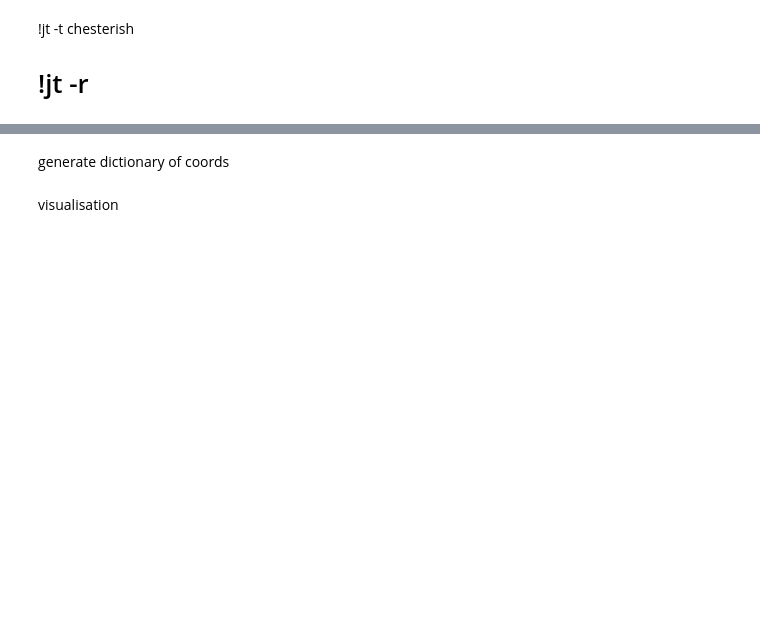
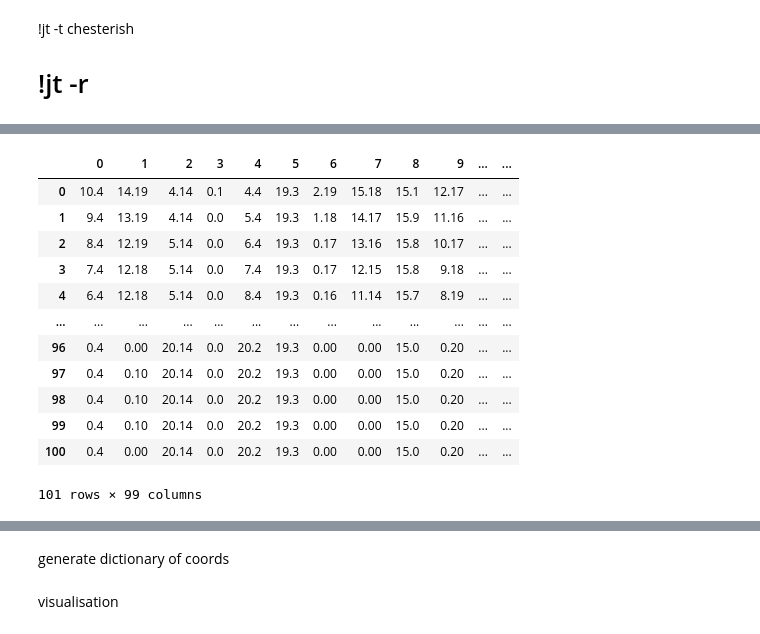
Before and after one commit to macka83/genetic_algorithm, a Jupyter notebook: execute_genetic_algorithm.ipynb, the cells around one changed output, grey strips where cells are left out. Saved outputs shown, nothing was run; the diff lists cells and outputs as text; code cells hidden in the pictures; blank space fills up the shorter version.

Commit message:
overlap issue v3 (initial position overlap)

```diff
--- a/execute_genetic_algorithm.ipynb
+++ b/execute_genetic_algorithm.ipynb
@@ -17,6 +18,5 @@ from collections import Counter
 # %%
-
-# ## hexadecimal generator
+## hexadecimal generator
 
 nr_of_input = 2
 nr_of_actions = 5
@@ -27,16 +27,30 @@ nr_individuals = 100
 individuals = generate_initial_genomes_for_population(nr_individuals, nr_of_genes, nr_of_input, nr_of_actions, nr_of_inner)
 
 ## world size
-world_size_x = 120
-world_size_y = 120
+world_size_x = 20
+world_size_y = 20
 
 rng = default_rng()
 x = rng.choice(world_size_x, size=nr_individuals, replace=True)
 y = rng.choice(world_size_y, size=nr_individuals, replace=True)
 
-# ## initial brain and position generator
+items = list(permutations(np.append(x, y), 2))
+items_nr = len(items)
+indexes = np.random.choice(items_nr, nr_individuals, replace=False)
+pos = np.array(items)[indexes]
+
+## initial brain and position generator
 
 result = calculate_individual_output_weights(individuals)
 
+## assign position and remove brains without output
+
+indiv_to_del = []
 for indiv in result:
-    result[indiv]['position'] = [[x[indiv], y[indiv]]]
+    if result[indiv]['out']:
+        result[indiv]['position'] = [list(pos[indiv])]
+    else:
+        indiv_to_del.append(indiv)
+
+for key in indiv_to_del:
+    del result[key]
@@ -43,7 +77,7 @@ for indiv in result:
 # %%
 nr_of_errors = 0
 
-k = 220
+k = 100
 n = 0
 pbar = tqdm(total=k, initial=n)
 
@@ -81,9 +115,13 @@ while k>n:
         del last_pos_list_copy[key_1]
         for key_2, val_2 in last_pos_list_copy.items():
             if val_1 == val_2:
-                result[key_2]['position'][-1] == result[key_2]['position'][-2]
-
-
-
+                try:
+                    result[key_2]['position'][-1] == result[key_2]['position'][-2]
+                except IndexError:
+                    print(indiv)
     n += 1
 pbar.close()
+# %%
+df = pd.DataFrame()
+for key in result:
+    df[key] = pd.Series(result[key]['position']).apply(lambda x: float('.'.join((str(x[0]),str(x[1])))))
@@ -90,3 +148,19 @@ pbar.close()
+# %%
+df
+# %% [output]
+|  | 0 | 1 | 2 | 3 | 4 | 5 | 6 | 7 | 8 | 9 | ... | ... |
+| 0 | 10.4 | 14.19 | 4.14 | 0.1 | 4.4 | 19.3 | 2.19 | 15.18 | 15.1 | 12.17 | ... | ... |
+| 1 | 9.4 | 13.19 | 4.14 | 0.0 | 5.4 | 19.3 | 1.18 | 14.17 | 15.9 | 11.16 | ... | ... |
+| 2 | 8.4 | 12.19 | 5.14 | 0.0 | 6.4 | 19.3 | 0.17 | 13.16 | 15.8 | 10.17 | ... | ... |
+| 3 | 7.4 | 12.18 | 5.14 | 0.0 | 7.4 | 19.3 | 0.17 | 12.15 | 15.8 | 9.18 | ... | ... |
+| 4 | 6.4 | 12.18 | 5.14 | 0.0 | 8.4 | 19.3 | 0.16 | 11.14 | 15.7 | 8.19 | ... | ... |
+| ... | ... | ... | ... | ... | ... | ... | ... | ... | ... | ... | ... | ... |
+| 96 | 0.4 | 0.00 | 20.14 | 0.0 | 20.2 | 19.3 | 0.00 | 0.00 | 15.0 | 0.20 | ... | ... |
+| 97 | 0.4 | 0.10 | 20.14 | 0.0 | 20.2 | 19.3 | 0.00 | 0.00 | 15.0 | 0.20 | ... | ... |
+| 98 | 0.4 | 0.10 | 20.14 | 0.0 | 20.2 | 19.3 | 0.00 | 0.00 | 15.0 | 0.20 | ... | ... |
+| 99 | 0.4 | 0.10 | 20.14 | 0.0 | 20.2 | 19.3 | 0.00 | 0.00 | 15.0 | 0.20 | ... | ... |
+| 100 | 0.4 | 0.00 | 20.14 | 0.0 | 20.2 | 19.3 | 0.00 | 0.00 | 15.0 | 0.20 | ... | ... |
+101 rows × 99 columns
 # %%
 last_pos_list= [[tuple(result[obj]['position'][-1])] for obj in result]
 # %%
```
Also changed, not shown: parts of 6 cells of this notebook, 1 other file.
